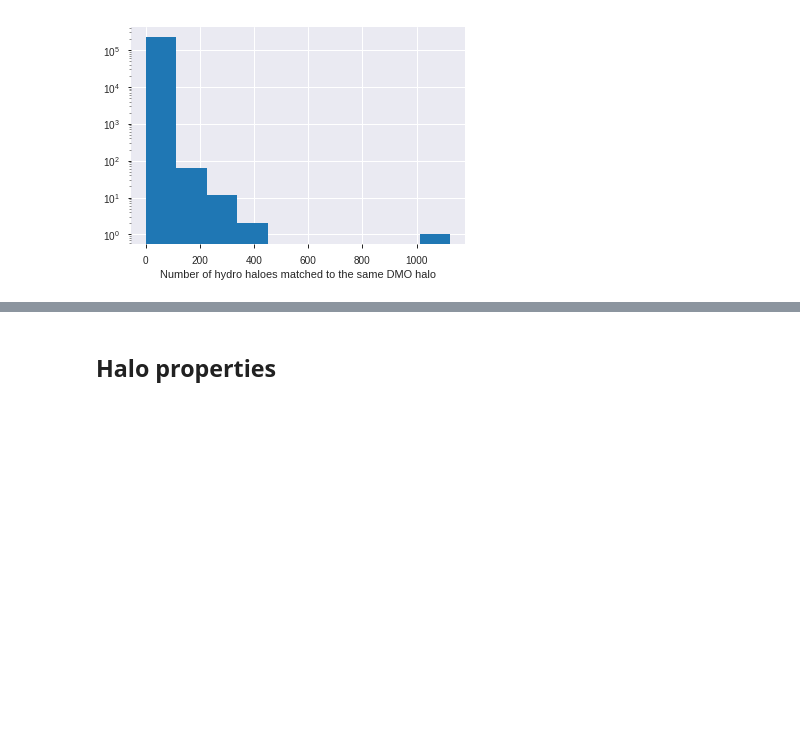
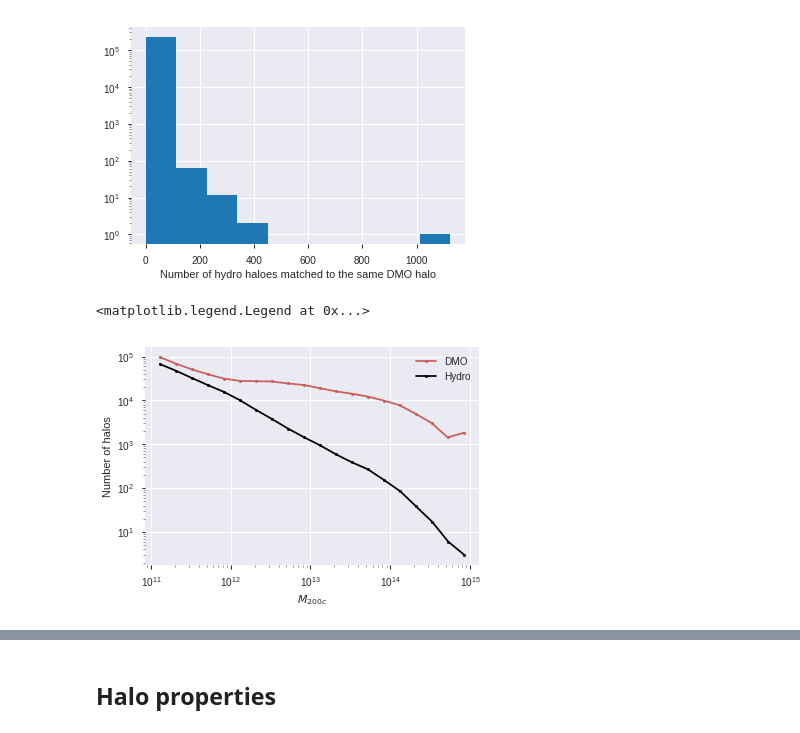
Before and after one commit to florpi/GraphCosmologyNetwork, a Jupyter notebook: exploration/data_exploration.ipynb, the cells around one changed output, grey strips where cells are left out. Drawn from its saved outputs; the diff is of its cells as text; code cells hidden in the pictures; blank space fills up the shorter version.

```diff
--- a/exploration/data_exploration.ipynb
+++ b/exploration/data_exploration.ipynb
@@ -10,7 +10,7 @@ data_path = '/cosma5/data/dp004/hvrn44/HOD/'
 # %%
 halo_mass_cut = 1.e11 #solar masses
 # %%
-def plot_halo_mass_function(mass):
+def plot_halo_mass_function(mass, color = 'black', label = 'default'):
     nbins= 20
     bins = np.logspace(11,
                        np.log10(np.max(mass)), nbins+1)
@@ -19,7 +19,8 @@ def plot_halo_mass_function(mass):
 
     mass_func, edges = np.histogram(mass, bins=bins)
     plt.loglog((edges[1:]+edges[:-1])/2.,
-               mass_func,color='black', marker='o',markersize=3)
+               mass_func, marker='o',markersize=3.,
+              color = color, label = label)
 
     plt.ylabel('Number of halos')
     plt.xlabel(r'$M_{200c}$')
@@ -105,3 +106,10 @@ Text(0.5,0,'Number of hydro haloes matched to the same DMO halo')
 unique_dmo_idx = idx[count == 1]
 # %%
 unique_matching_df = mass_matching_df.loc[mass_matching_df.ID_DMO.isin(unique_dmo_idx)]
+# %%
+plot_halo_mass_function(mass_matching_df['M200_DMO'], color = 'indianred', label = 'DMO')
+plot_halo_mass_function(mass_matching_df['M200_HYDRO'], color = 'black', label = 'Hydro')
+plt.legend()
+# %% [output]
+<matplotlib.legend.Legend at 0x...>
+[figure, added]
```
Also changed, not shown: parts of 14 cells of this notebook, 1 other file.
